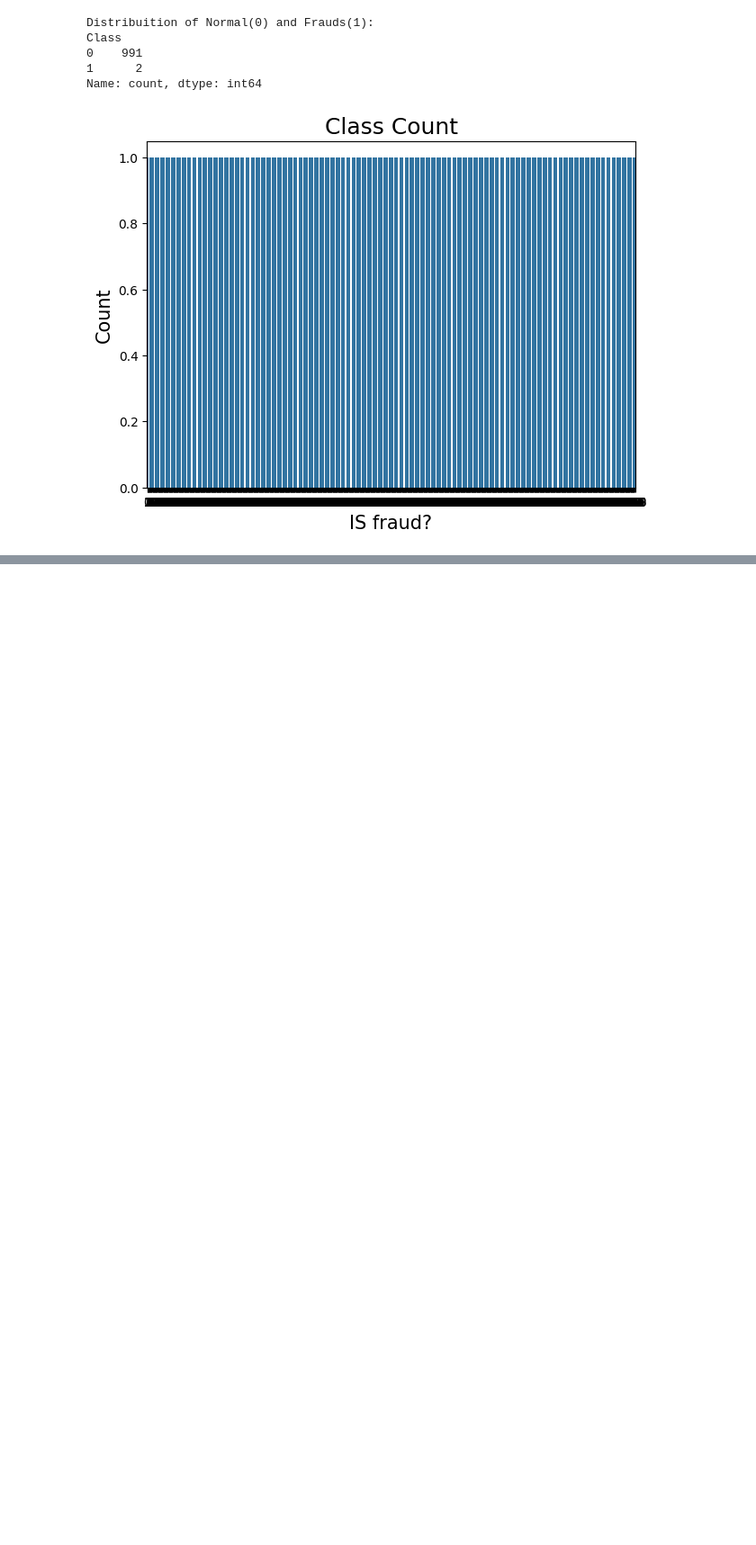
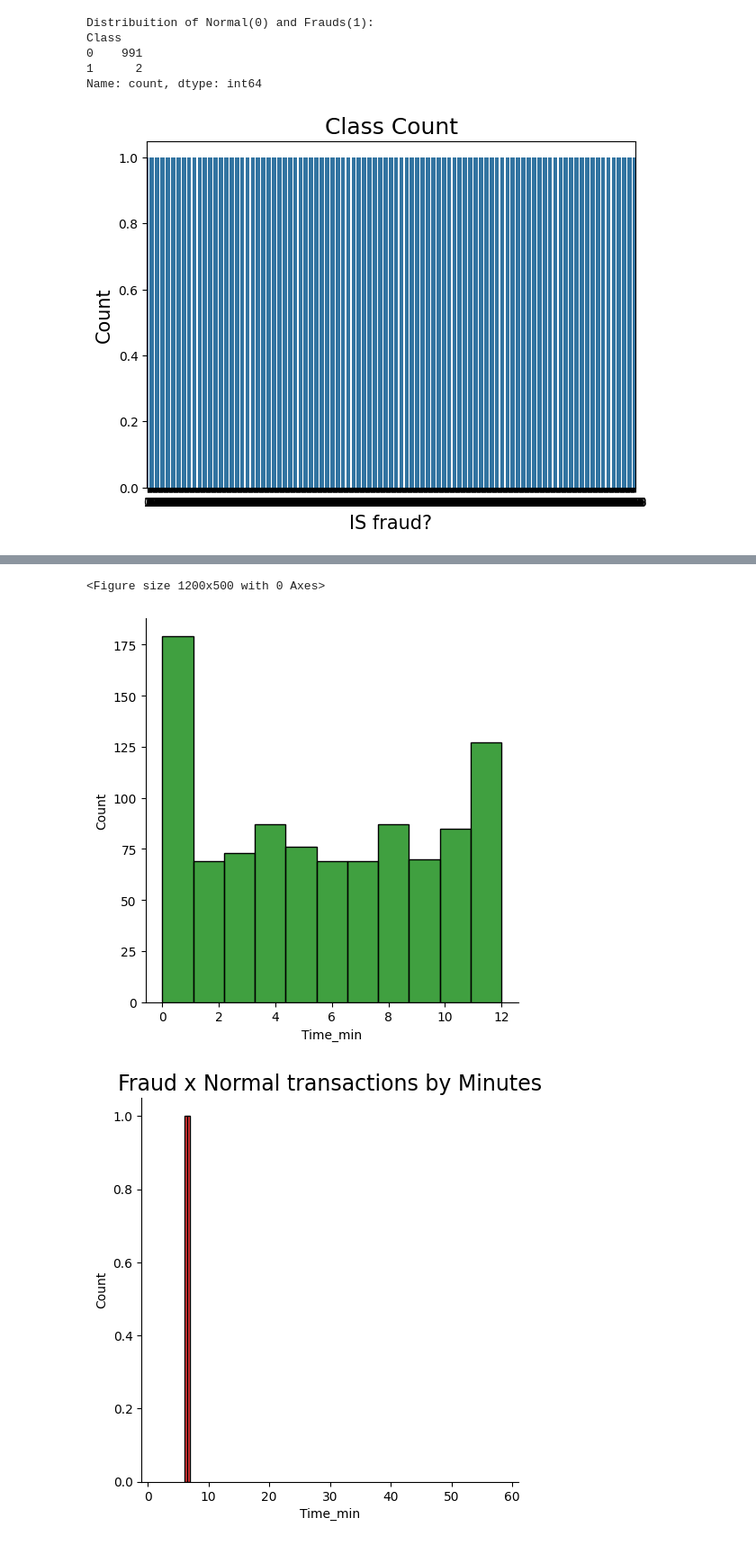
Before and after one commit to gsaiganesh283/Credit_Card_Fraud_Detection, a Jupyter notebook: Credit_Card_Fraud_Detection.ipynb, the cells around one changed output, grey strips where cells are left out. Shown at 90% size. Drawn from its saved outputs; the diff is of its cells as text; code cells hidden in the pictures; blank space fills up the shorter version.

```diff
--- a/Credit_Card_Fraud_Detection.ipynb
+++ b/Credit_Card_Fraud_Detection.ipynb
@@ -176,0 +196,11 @@ Name: count, dtype: int64
+# %%
+plt.figure(figsize=(12,5))
+sns.displot(data[data['Class']==0]['Time_min'],color='g')
+sns.displot(data[data['Class']==1]['Time_min'],color='r')
+plt.title('Fraud x Normal transactions by Minutes', fontsize=17)
+plt.xlim([-1,61])
+plt.show()
+# %% [output]
+<Figure size 1200x500 with 0 Axes>
+[figure, added]
+[figure, added]
```
Also changed, not shown: parts of 3 cells of this notebook.
